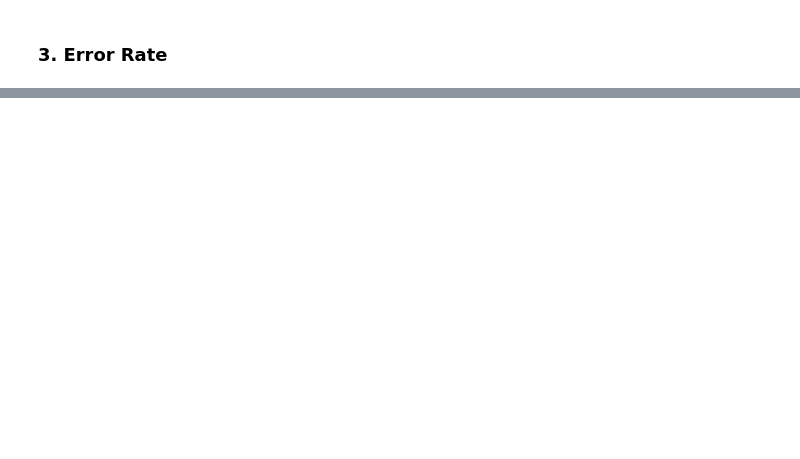
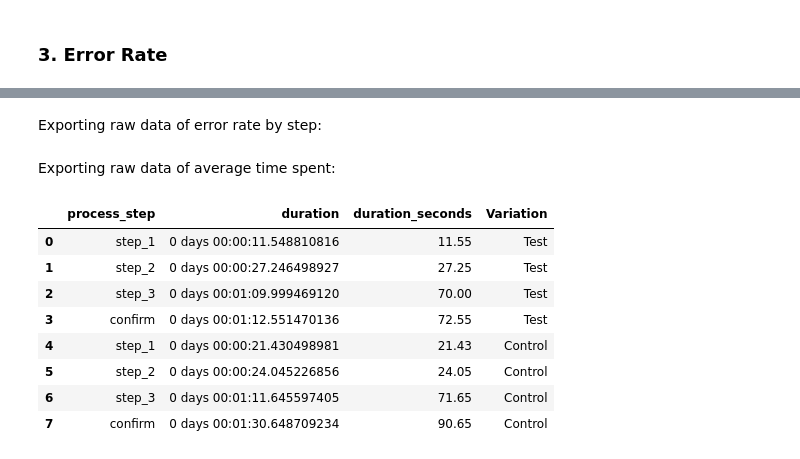
Before and after one commit to amatulghina/vanguard-ab-test, a Jupyter notebook: notebooks/analysis.ipynb, the cells around one changed output, grey strips where cells are left out. Saved outputs shown, nothing was run; the diff lists cells and outputs as text; code cells hidden in the pictures; blank space fills up the shorter version.

Commit message:
Update data

```diff
--- a/notebooks/analysis.ipynb
+++ b/notebooks/analysis.ipynb
@@ -568,0 +781,2 @@ We are not able to reject the null hypothesis that states the test group CR for
+# %% [markdown]
+Exporting raw data of error rate by step:
@@ -568,0 +793,23 @@ We are not able to reject the null hypothesis that states the test group CR for
+# %% [markdown]
+Exporting raw data of average time spent:
+# %%
+test_time['duration_seconds'] = pd.to_timedelta(test_time['duration']).dt.total_seconds().round(2)
+control_time['duration_seconds'] = pd.to_timedelta(control_time['duration']).dt.total_seconds().round(2)
+
+test_time["Variation"]="Test"
+control_time["Variation"]="Control"
+# %%
+time = pd.concat([test_time, control_time], ignore_index=True)
+time.to_csv('../data/cleaned/time.csv', index=False)
+# %%
+time
+# %% [output]
+|  | process_step | duration | duration_seconds | Variation |
+| 0 | step_1 | 0 days 00:00:11.548810816 | 11.55 | Test |
+| 1 | step_2 | 0 days 00:00:27.246498927 | 27.25 | Test |
+| 2 | step_3 | 0 days 00:01:09.999469120 | 70.00 | Test |
+| 3 | confirm | 0 days 00:01:12.551470136 | 72.55 | Test |
+| 4 | step_1 | 0 days 00:00:21.430498981 | 21.43 | Control |
+| 5 | step_2 | 0 days 00:00:24.045226856 | 24.05 | Control |
+| 6 | step_3 | 0 days 00:01:11.645597405 | 71.65 | Control |
+| 7 | confirm | 0 days 00:01:30.648709234 | 90.65 | Control |
```
Also changed, not shown: parts of 21 cells of this notebook, 7 other files.
